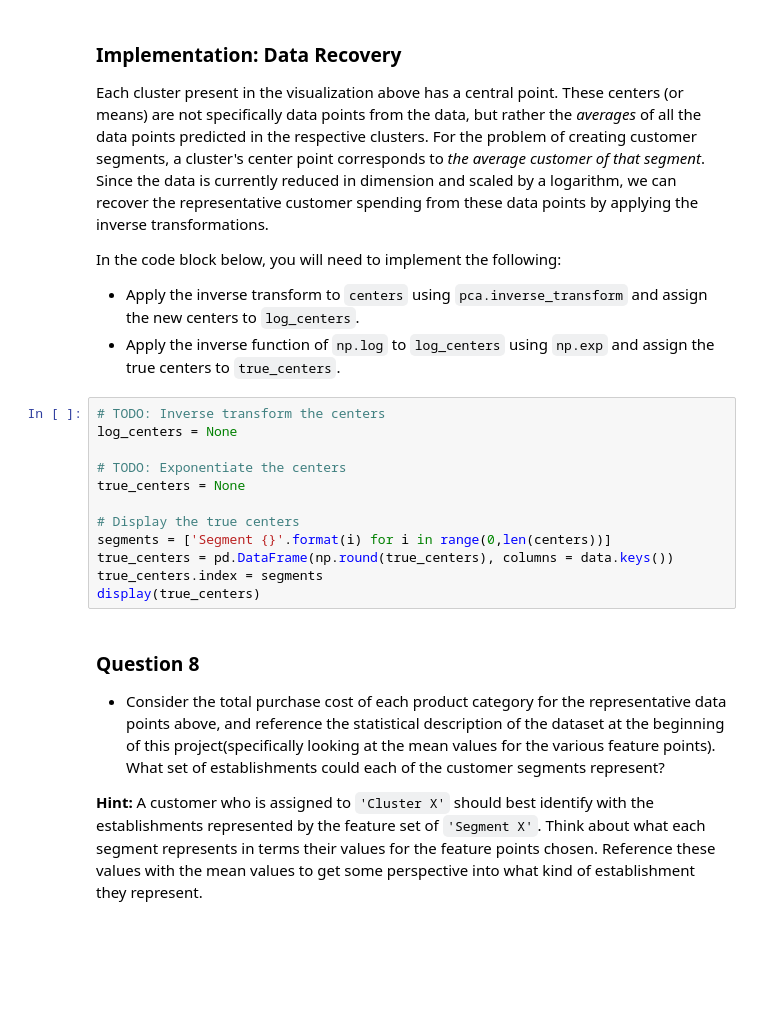
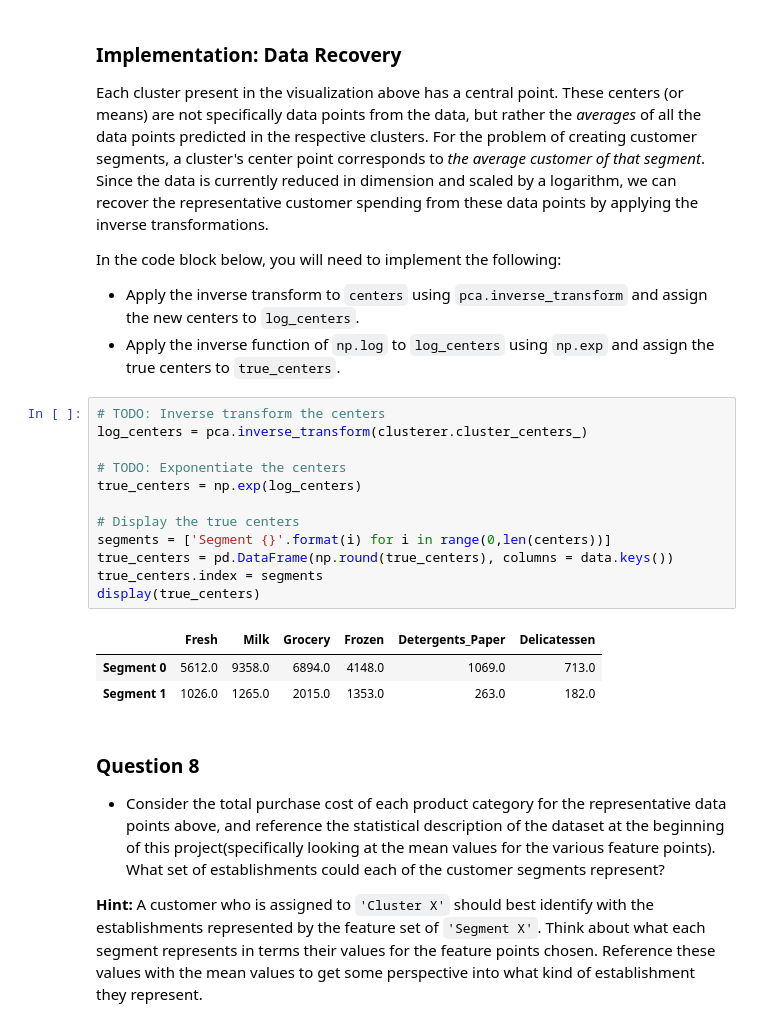
Before and after one commit to shinespa/machine-learning, a Jupyter notebook: projects/customer_segments/customer_segments.ipynb, the cells around one changed output. Drawn from its saved outputs; the diff is of its cells as text; blank space fills up the shorter version.

```diff
--- a/projects/customer_segments/customer_segments.ipynb
+++ b/projects/customer_segments/customer_segments.ipynb
@@ -594,16 +594,20 @@ In the code block below, you will need to implement the following:
  - Apply the inverse function of `np.log` to `log_centers` using `np.exp` and assign the true centers to `true_centers`.
 # %%
 # TODO: Inverse transform the centers
-log_centers = None
+log_centers = pca.inverse_transform(clusterer.cluster_centers_)
 
 # TODO: Exponentiate the centers
-true_centers = None
+true_centers = np.exp(log_centers)
 
 # Display the true centers
 segments = ['Segment {}'.format(i) for i in range(0,len(centers))]
 true_centers = pd.DataFrame(np.round(true_centers), columns = data.keys())
 true_centers.index = segments
 display(true_centers)
+# %% [output]
+|  | Fresh | Milk | Grocery | Frozen | Detergents_Paper | Delicatessen |
+| Segment 0 | 5612.0 | 9358.0 | 6894.0 | 4148.0 | 1069.0 | 713.0 |
+| Segment 1 | 1026.0 | 1265.0 | 2015.0 | 1353.0 | 263.0 | 182.0 |
 # %% [markdown]
 ### Question 8
 
```
Also changed, not shown: parts of 13 cells of this notebook, 1 other file.
